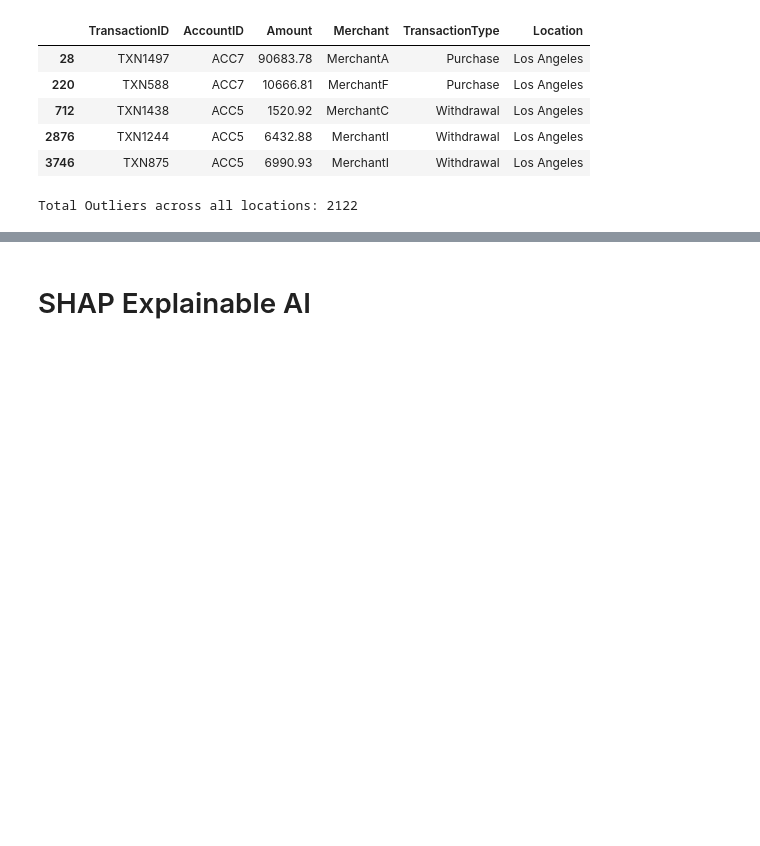
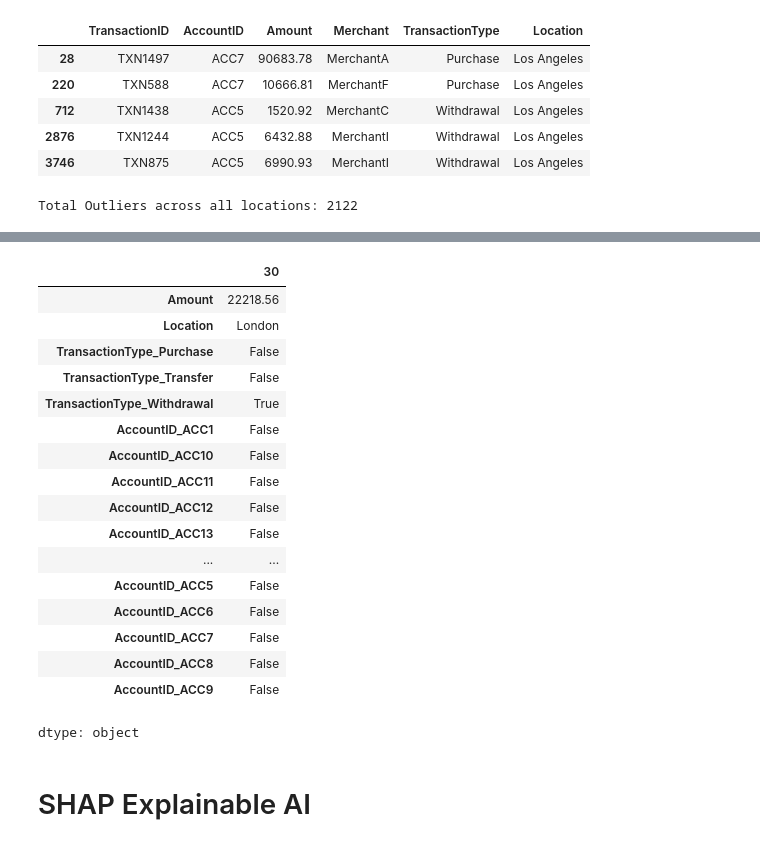
Before and after one commit to naufalkr/XAI-erp-transaction-anomaly, a Jupyter notebook: ERP_Anomaly_Detection.ipynb, the cells around one changed output, grey strips where cells are left out. Drawn from its saved outputs; the diff is of its cells as text; code cells hidden in the pictures; blank space fills up the shorter version.

```diff
--- a/ERP_Anomaly_Detection.ipynb
+++ b/ERP_Anomaly_Detection.ipynb
@@ -434,0 +452,15 @@ Total Outliers across all locations: 2122
+# %%
+# Menggabungkan semua indeks dari DataFrame outlier
+outlier_indices = (
+    outliers_Tokyo_model_shape.index
+    .union(outliers_London_model_shape.index)
+    .union(outliers_New_York_model_shape.index)
+    .union(outliers_San_Francisco_model_shape.index)
+    .union(outliers_Los_Angeles_model_shape.index)
+)
+
+# Memfilter DataFrame df untuk hanya menampilkan baris yang bukan outlier
+non_outliers_df = subset_df[~subset_df.index.isin(outlier_indices)]
+
+# Menampilkan hasil
+non_outliers_df
@@ -435,3 +481,24 @@ Total Outliers across all locations: 2122
+# %%
+non_outliers_df.iloc[28]
+# %% [output]
+|  | 30 |
+| Amount | 22218.56 |
+| Location | London |
+| TransactionType_Purchase | False |
+| TransactionType_Transfer | False |
+| TransactionType_Withdrawal | True |
+| AccountID_ACC1 | False |
+| AccountID_ACC10 | False |
+| AccountID_ACC11 | False |
+| AccountID_ACC12 | False |
+| AccountID_ACC13 | False |
+| ... | ... |
+| AccountID_ACC5 | False |
+| AccountID_ACC6 | False |
+| AccountID_ACC7 | False |
+| AccountID_ACC8 | False |
+| AccountID_ACC9 | False |
+dtype: object
 # %% [markdown]
 # SHAP Explainable AI
 # %%
```
Also changed, not shown: parts of 22 cells of this notebook.
